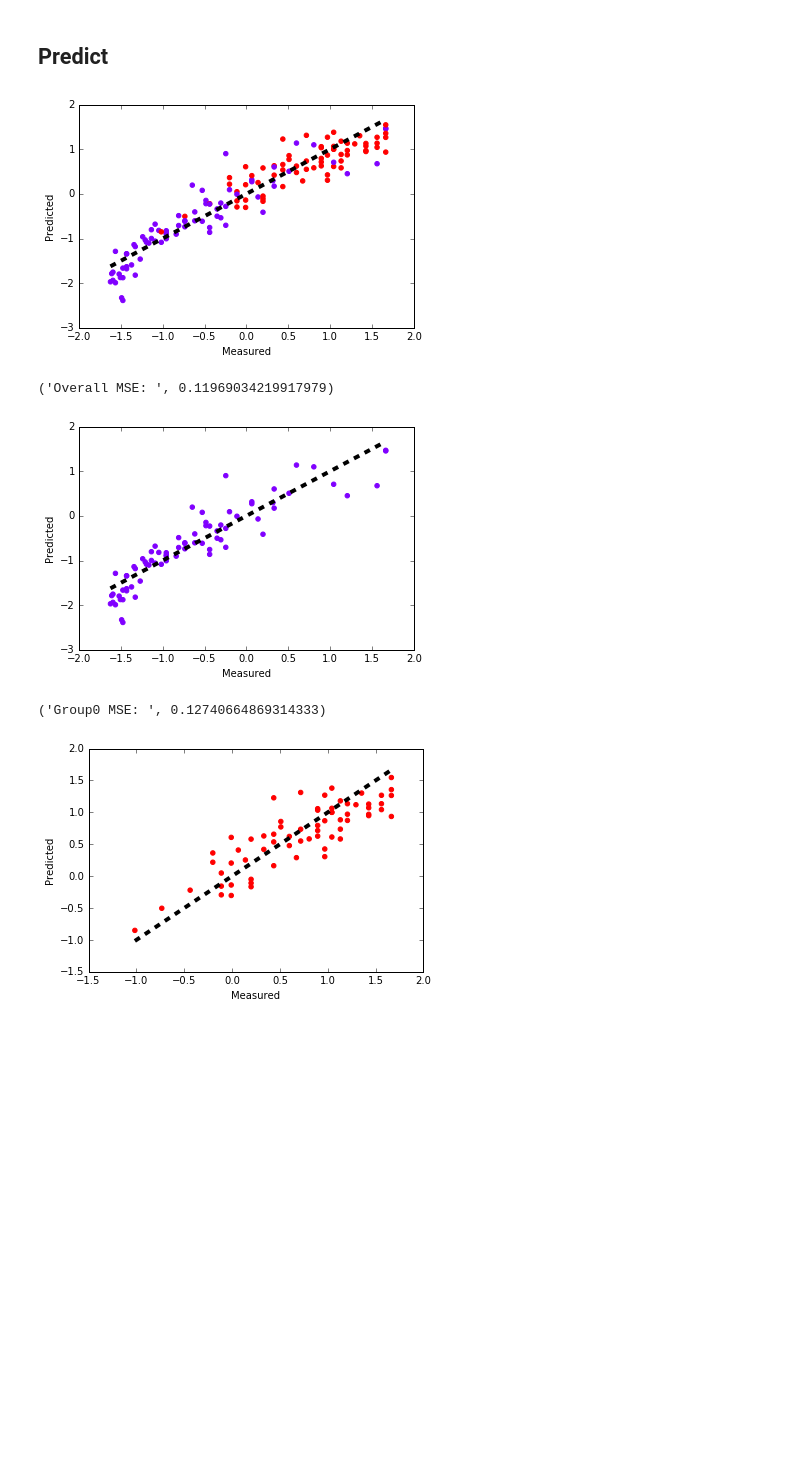
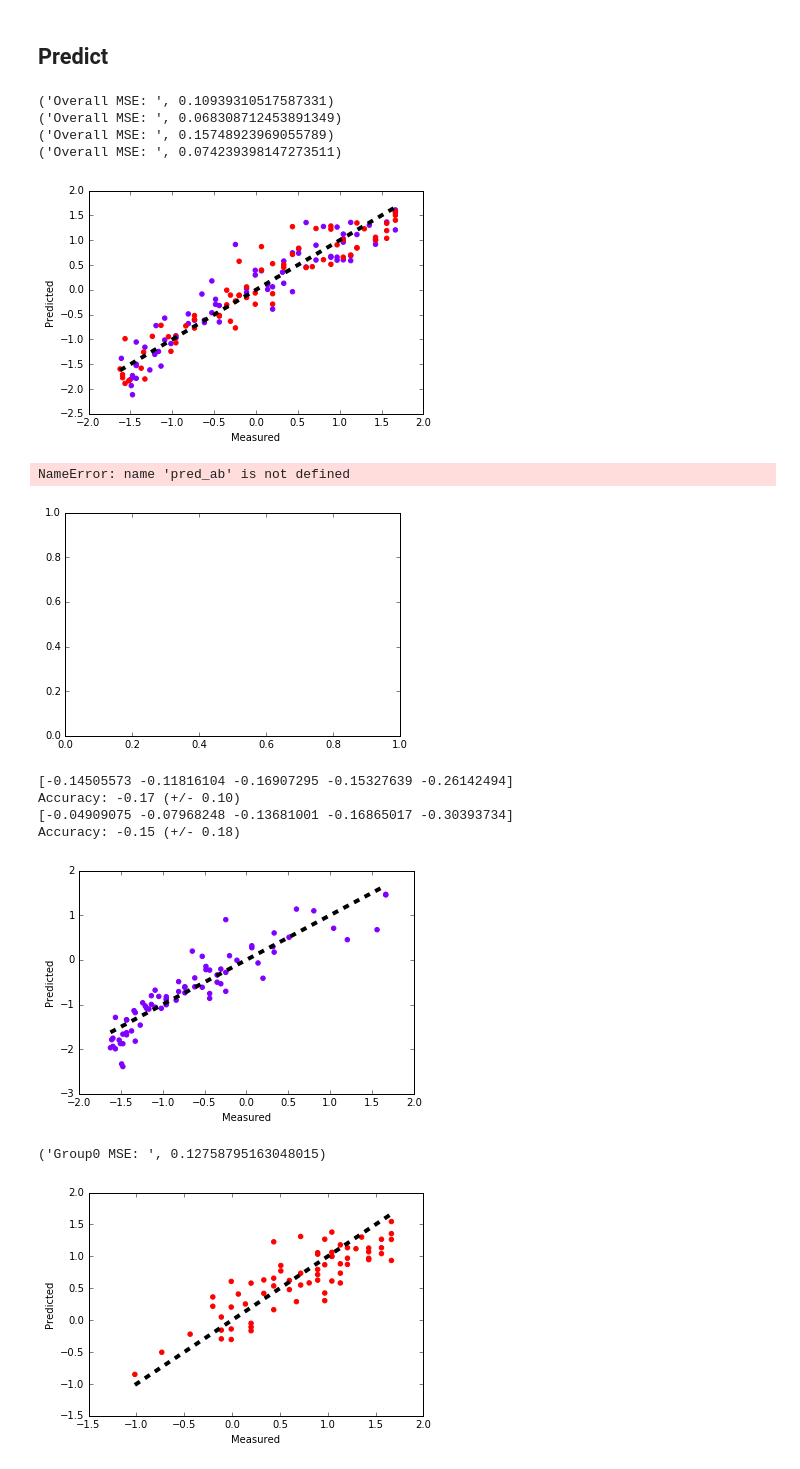
Before and after one commit to caitlinkuhlman/fair_ranking, a Jupyter notebook: College_Fairness_Regression_Example.ipynb, the cells around one changed output. Drawn from its saved outputs; the diff is of its cells as text; code cells hidden in the pictures; blank space fills up the shorter version.

Commit message:
Start modifying adaboost ->fairBoost

```diff
--- a/College_Fairness_Regression_Example.ipynb
+++ b/College_Fairness_Regression_Example.ipynb
@@ -145,6 +146,7 @@ And has been used to evaluate success of members of low income housholds in coll
 
 http://time.com/money/4981302/low-income-students-pell-graduate/
 # %%
+scnorm.sort_index(inplace=True)
 # create groups based on median family income - high, low
 groups = pd.DataFrame()
 groups['PCTPELL']= data['PCTPELL']
@@ -176,24 +183,73 @@ plt.show()
 [figure]
 # %% [markdown]
 ## Predict ##
+# %%
+lr = linear_model.LinearRegression()
+abl = AdaBoostRegressor(linear_model.LinearRegression(), n_estimators=300, random_state=25)
+dt = DecisionTreeRegressor(max_depth=4)
+abt = AdaBoostRegressor(DecisionTreeRegressor(max_depth=4),n_estimators=300, random_state=25)
+# cross_val_predict returns an array of the same size as `y` where each entry
+# is a prediction obtained by cross validation:
+pred = cross_val_predict(lr, X, y, cv=10)
+pred_abl = cross_val_predict(abl, X, y, cv=10)
+pred_dt = cross_val_predict(dt, X, y, cv=10)
+pred_abt = cross_val_predict(abt, X, y, cv=10)
+print("Overall MSE: ",  mean_squared_error(y, pred))
+print("Overall MSE: ",  mean_squared_error(y, pred_abl))
+print("Overall MSE: ",  mean_squared_error(y, pred_dt))
+print("Overall MSE: ",  mean_squared_error(y, pred_abt))
+# %% [output]
+('Overall MSE: ', 0.10939310517587331)
+('Overall MSE: ', 0.068308712453891349)
+('Overall MSE: ', 0.15748923969055789)
+('Overall MSE: ', 0.074239398147273511)
 # %%
-lr = linear_model.LinearRegression()
-
-# cross_val_predict returns an array of the same size as `y` where each entry
-# is a prediction obtained by cross validation:
-pred = cross_val_predict(lr, X, y, cv=10)
-
+#plot linear regression
 fig, ax = plt.subplots()
 ax.scatter(y, pred, color=cmap((groups['Group'])))
 minD = min(y.min(), pred.min())
 maxD = max(y.max(),pred.max())
 ax
 ax.plot([y.min(), y.max()], [y.min(), y.max()], 'k--', lw=4)
 ax.set_xlabel('Measured')
 ax.set_ylabel('Predicted')
 plt.show()
 
+fig, ax = plt.subplots()
+ax.scatter(y, pred_ab, color=cmap((groups['Group'])))
+minD = min(y.min(), pred_ab.min())
+maxD = max(y.max(),pred_ab.max())
+ax
+ax.plot([y.min(), y.max()], [y.min(), y.max()], 'k--', lw=4)
+ax.set_xlabel('Measured')
+ax.set_ylabel('Predicted')
+plt.show()
+
 print("Overall MSE: ",  mean_squared_error(y, pred))
+print("Overall MSE: ",  mean_squared_error(y, pred_ab))
 # %% [output]
-[figure, old version]
+[figure, new version]
-('Overall MSE: ', 0.11969034219917979)
+NameError: name 'pred_ab' is not defined
+[figure, added]
+# %%
+X_train, X_test, y_train, y_test = train_test_split( X, y, test_size=0.4, random_state=0)
+
+X_train.shape, y_train.shape
+((90, 4), (90,))
+X_test.shape, y_test.shape
+((60, 4), (60,))
+
+r = linear_model.LinearRegression()
+ab = AdaBoostRegressor(lr, n_estimators=300, random_state=25)
+scores = cross_val_score(lr, X, y, cv=5,scoring=('mean_squared_error'))
+print scores
+print("Accuracy: %0.2f (+/- %0.2f)" % (scores.mean(), scores.std() * 2))
+
+scores = cross_val_score(ab, X, y, cv=5,scoring=('mean_squared_error'))
+print scores
+print("Accuracy: %0.2f (+/- %0.2f)" % (scores.mean(), scores.std() * 2))
+# %% [output]
+[-0.14505573 -0.11816104 -0.16907295 -0.15327639 -0.26142494]
+Accuracy: -0.17 (+/- 0.10)
+[-0.04909075 -0.07968248 -0.13681001 -0.16865017 -0.30393734]
+Accuracy: -0.15 (+/- 0.18)
@@ -211,7 +275,7 @@ plt.show()
 print("Group0 MSE: ",  mean_squared_error(y0, pred0))
 # %% [output]
 [figure]
-('Group0 MSE: ', 0.12740664869314333)
+('Group0 MSE: ', 0.12758795163048015)
 # %%
 g1=np.nan_to_num(groups['Group'] == 1)
 y1 = y[g1]
```
Also changed, not shown: parts of 36 cells of this notebook, 7 other files.
